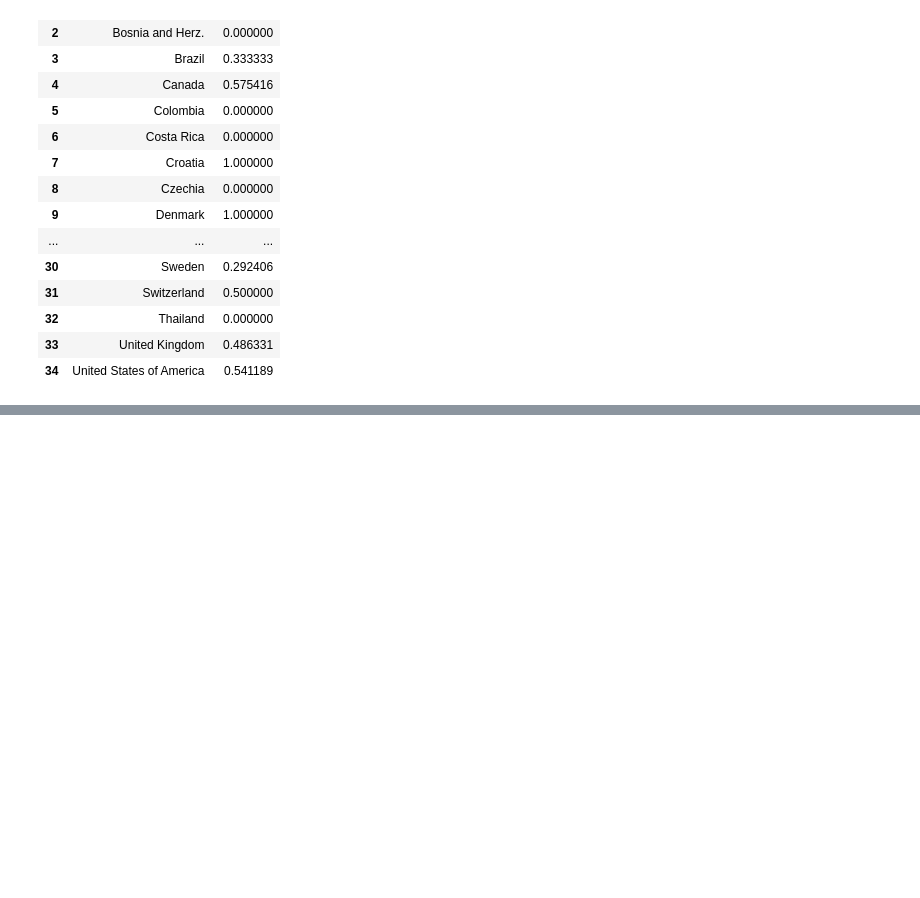
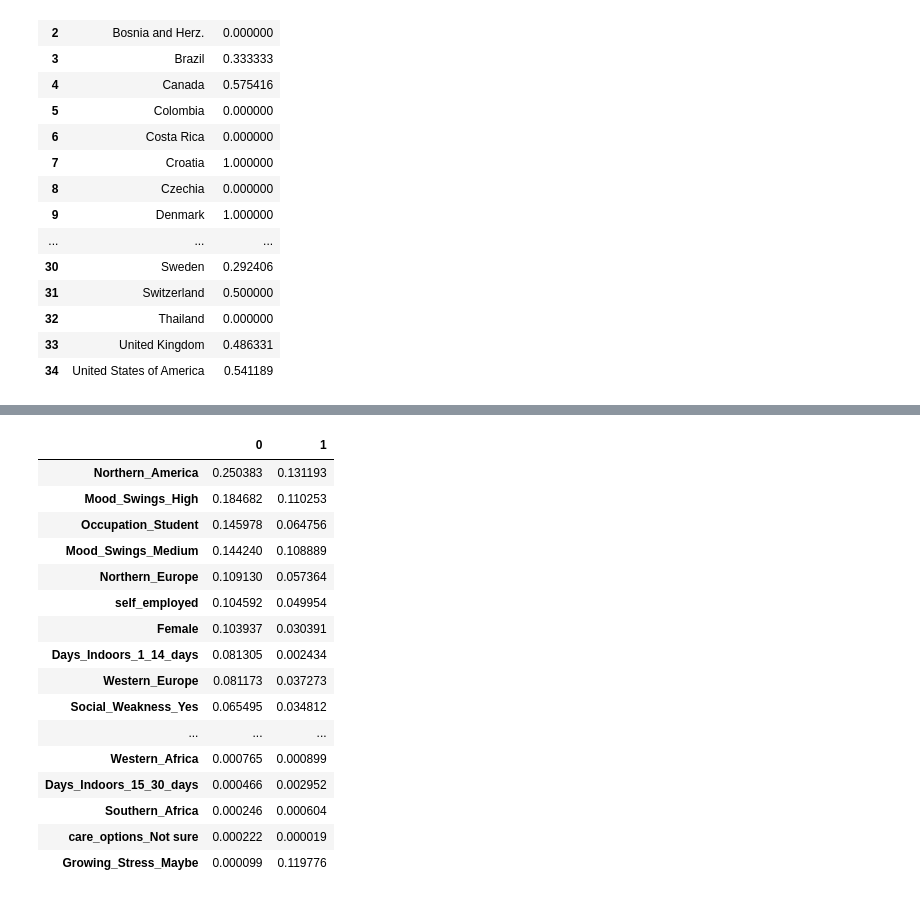
Before and after one commit to marbybr/2AMV10---Group-17, a Jupyter notebook: data_preparation.ipynb, the cells around one changed output, grey strips where cells are left out. Saved outputs shown, nothing was run; the diff lists cells and outputs as text; code cells hidden in the pictures; blank space fills up the shorter version.

```diff
--- a/data_preparation.ipynb
+++ b/data_preparation.ipynb
@@ -416,3 +419,42 @@ tsne_df = pd.DataFrame(tsne_results, columns=['TSNE1', 'TSNE2'])
 # Plot the results using Plotly
 fig = px.scatter(tsne_df, x='TSNE1', y='TSNE2', title='Random Forest Similarity Map')
 fig.show()
+# %%
+data_25h = data_proper.sample(250000, random_state=0)
+
+# Inependent_variables
+indep_vars = [col for col in data_25h.columns
+            if col not in ["Timestamp", 'family_history', 'treatment', 'Mental_Health_History',
+                           "Country"]]
+
+# Dependent variables
+dep_vars = ['family_history', 'treatment', 'Mental_Health_History']
+
+data_25h_indep = data_25h.loc[:, indep_vars]
+data_25h_dep = data_25h.loc[:, dep_vars]
+# %%
+import prince
+
+mca = prince.MCA(
+    n_components=2,
+    n_iter=100,
+    copy=True,
+    check_input=True,
+    engine='sklearn',
+    random_state=42,
+    one_hot=False
+)
+
+mca_data = mca.fit_transform(data_25h_indep)
+
+mca.plot(
+    data_25h_indep,
+    x_component=0,
+    y_component=1,
+    show_column_markers=True,
+    show_row_markers=False,
+    show_column_labels=False,
+    show_row_labels=False
+)
+
+# mca.row_coordinates(data_25h_indep)
@@ -418,0 +463,21 @@ fig.show()
+# %%
+# mca.column_coordinates(data_25h_indep)
+mca.column_cosine_similarities(data_25h_indep).sort_values(0, ascending=False)
+# %% [output]
+|  | 0 | 1 |
+| Northern_America | 0.250383 | 0.131193 |
+| Mood_Swings_High | 0.184682 | 0.110253 |
+| Occupation_Student | 0.145978 | 0.064756 |
+| Mood_Swings_Medium | 0.144240 | 0.108889 |
+| Northern_Europe | 0.109130 | 0.057364 |
+| self_employed | 0.104592 | 0.049954 |
+| Female | 0.103937 | 0.030391 |
+| Days_Indoors_1_14_days | 0.081305 | 0.002434 |
+| Western_Europe | 0.081173 | 0.037273 |
+| Social_Weakness_Yes | 0.065495 | 0.034812 |
+| ... | ... | ... |
+| Western_Africa | 0.000765 | 0.000899 |
+| Days_Indoors_15_30_days | 0.000466 | 0.002952 |
+| Southern_Africa | 0.000246 | 0.000604 |
+| care_options_Not sure | 0.000222 | 0.000019 |
+| Growing_Stress_Maybe | 0.000099 | 0.119776 |
```
Also changed, not shown: parts of 6 cells of this notebook.
